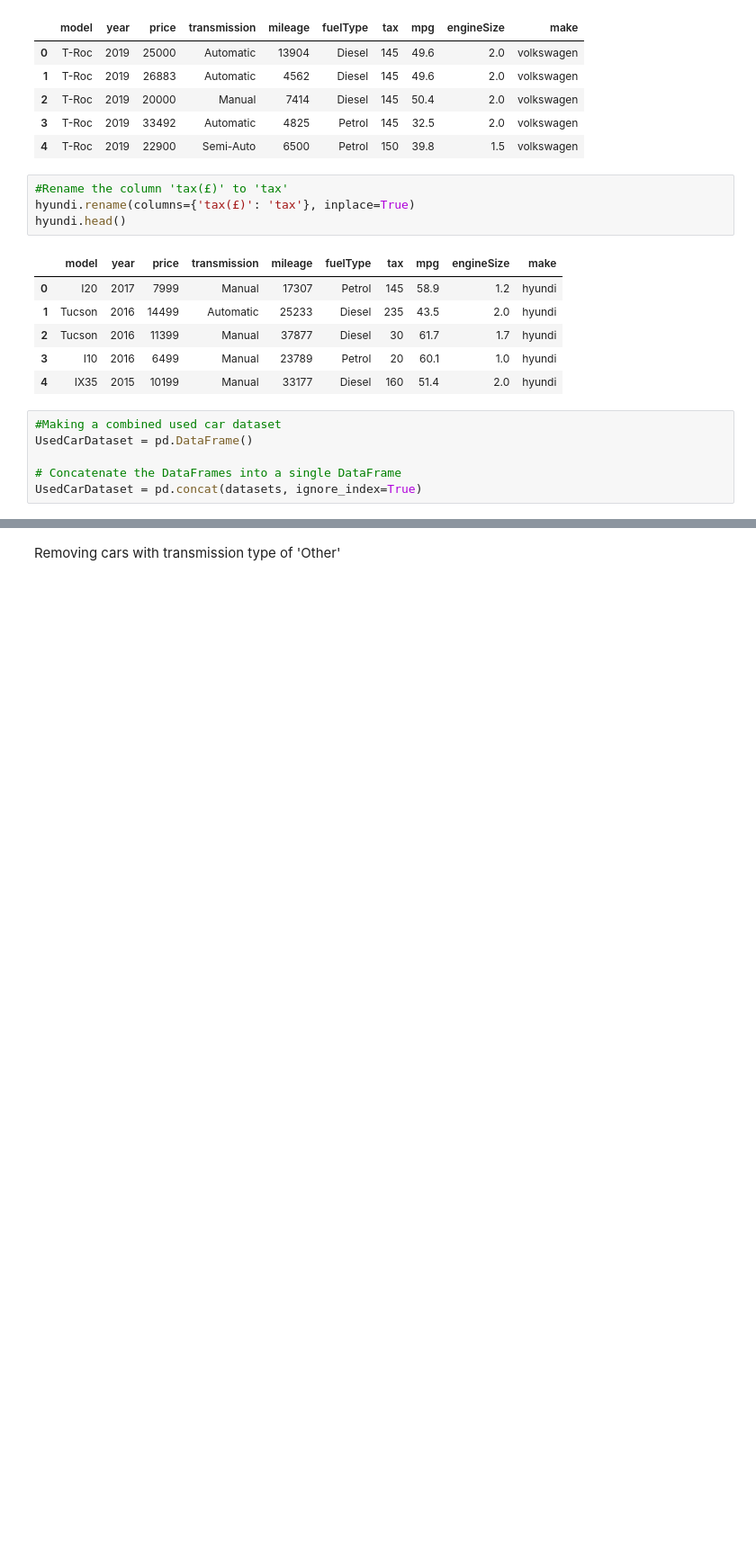
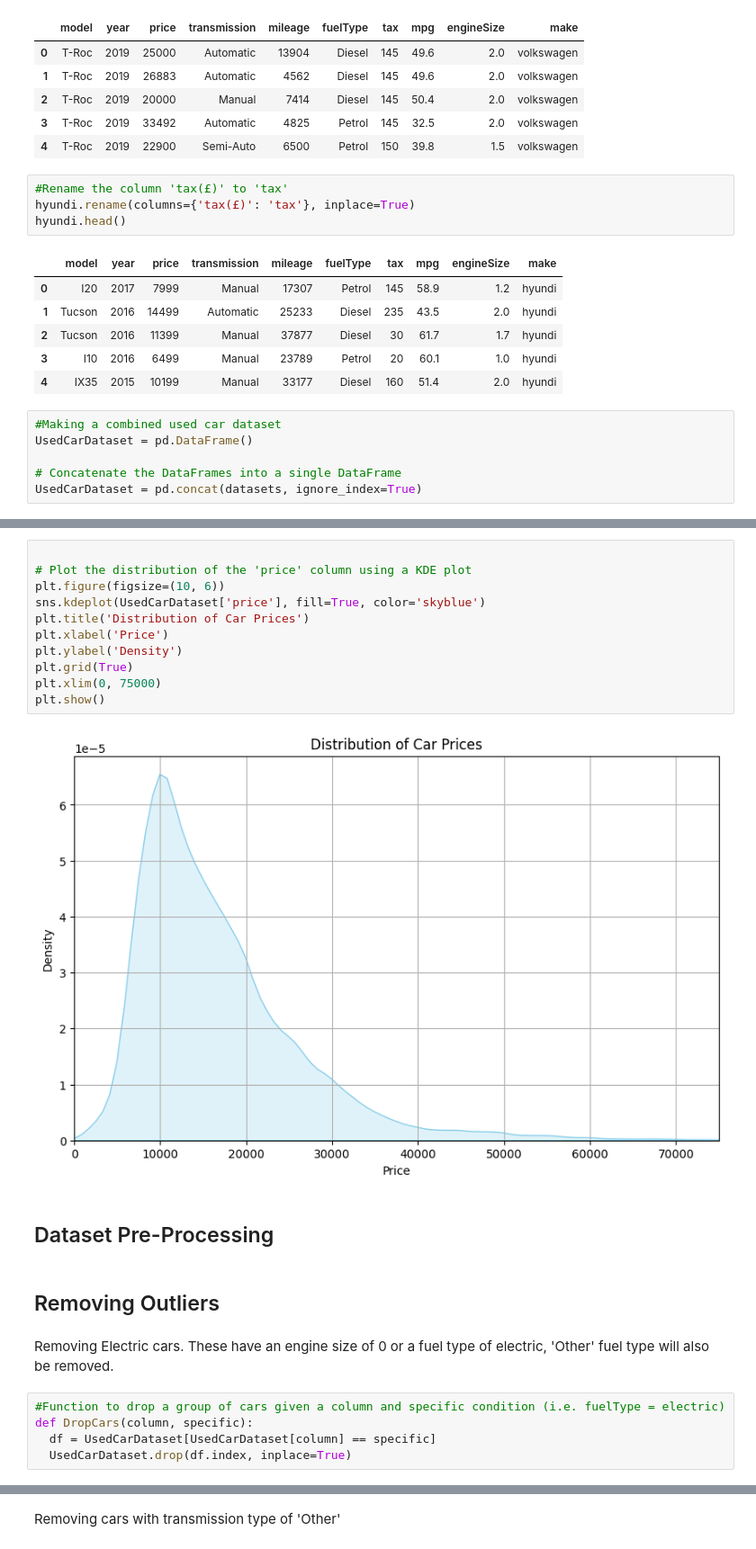
Before and after one commit to ScottGrant528/honours, a Jupyter notebook: HonoursProject.ipynb, the cells around one changed output, grey strips where cells are left out. Shown at 90% size. Drawn from its saved outputs; the diff is of its cells as text; blank space fills up the shorter version.

```diff
--- a/HonoursProject.ipynb
+++ b/HonoursProject.ipynb
@@ -288,0 +277,24 @@ Name: engineSize, dtype: int64
+# %%
+
+# Plot the distribution of the 'price' column using a KDE plot
+plt.figure(figsize=(10, 6))
+sns.kdeplot(UsedCarDataset['price'], fill=True, color='skyblue')
+plt.title('Distribution of Car Prices')
+plt.xlabel('Price')
+plt.ylabel('Density')
+plt.grid(True)
+plt.xlim(0, 75000)
+plt.show()
+# %% [output]
+[figure, added]
+# %% [markdown]
+## Dataset Pre-Processing
+# %% [markdown]
+## Removing Outliers
+# %% [markdown]
+Removing Electric cars. These have an engine size of 0 or a fuel type of electric, 'Other' fuel type will also be removed.
+# %%
+#Function to drop a group of cars given a column and specific condition (i.e. fuelType = electric)
+def DropCars(column, specific):
+  df = UsedCarDataset[UsedCarDataset[column] == specific]
+  UsedCarDataset.drop(df.index, inplace=True)
```
Also changed, not shown: parts of 24 cells of this notebook, 1 other file.
